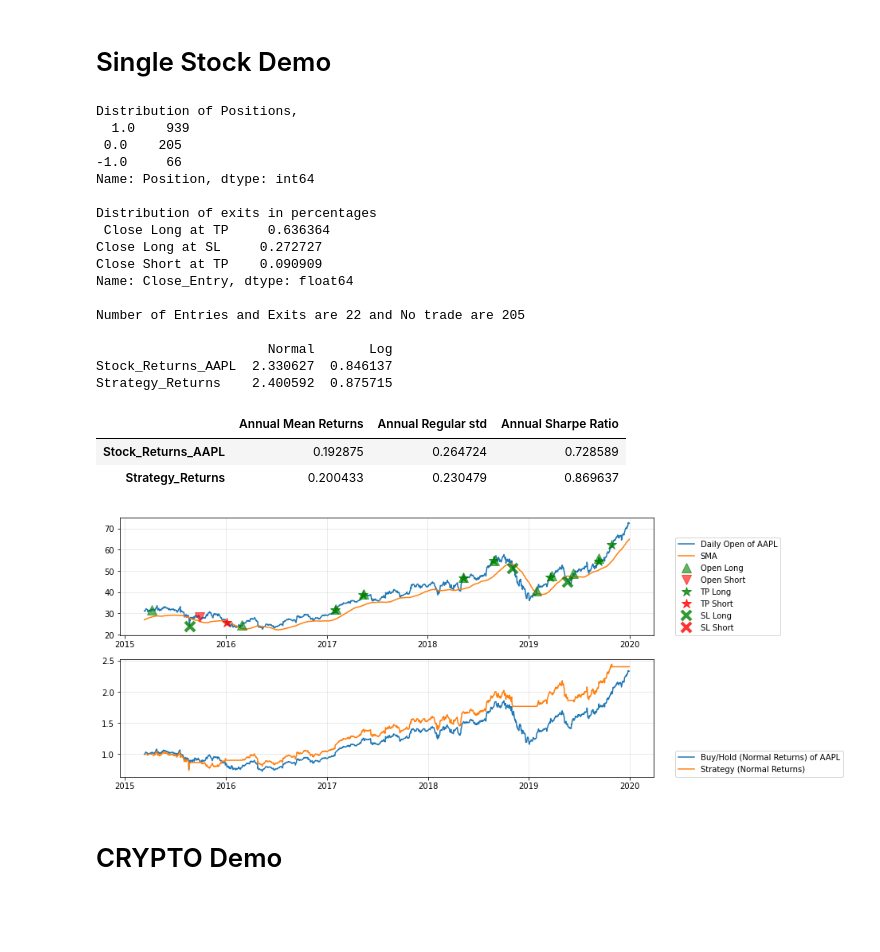
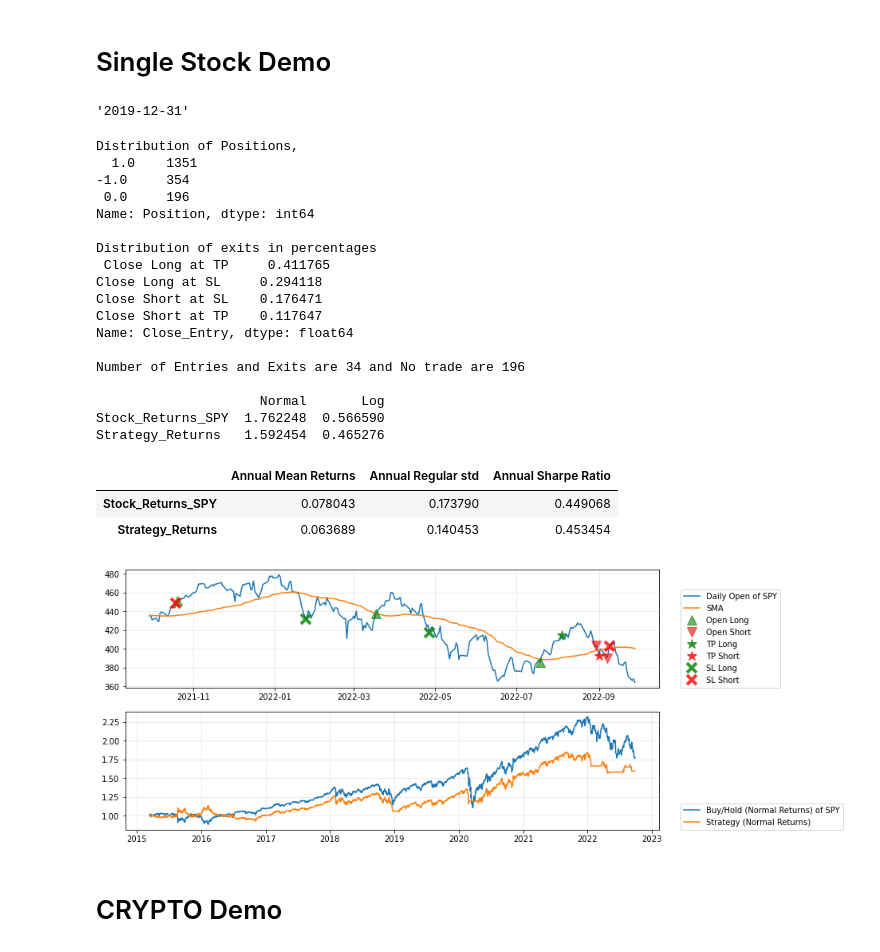
Before and after one commit to siddharthgohil/Trading_with_MACDnSMA, a Jupyter notebook: MABB Strat Latest.ipynb, the cells around one changed output. Cells and saved outputs as stored; diff of their text form; code cells hidden in the pictures; blank space fills up the shorter version.

```diff
--- a/MABB Strat Latest.ipynb
+++ b/MABB Strat Latest.ipynb
@@ -470,35 +477,40 @@ Max days for drawdown for Stock_Returns_NFLX is 398 days 00:00:00
 [figure]
 # %% [markdown]
 # Single Stock Demo
+# %%
+end
+# %% [output]
+'2019-12-31'
 # %%
-bt_data_single, returns_df_single,metrics_df_single = riding_the_trend_with_macd(["AAPL"], start, end,
-                                                   lookback = lookback, verbose = verbose,
+bt_data_single, returns_df_single,metrics_df_single = riding_the_trend_with_macd(["SPY"], start, '2022-12-31',
+                                                   lookback = 252, verbose = verbose,
                                                    buy_on = buy_on)
 print(returns_df_single)
 metrics_df_single
 # Much Better SHARPE Ratio
 # %% [output]
 Distribution of Positions,
-  1.0    939
- 0.0    205
--1.0     66
+  1.0    1351
+-1.0     354
+ 0.0     196
 Name: Position, dtype: int64
 
 Distribution of exits in percentages
- Close Long at TP     0.636364
-Close Long at SL     0.272727
-Close Short at TP    0.090909
+ Close Long at TP     0.411765
+Close Long at SL     0.294118
+Close Short at SL    0.176471
+Close Short at TP    0.117647
 Name: Close_Entry, dtype: float64
 
-Number of Entries and Exits are 22 and No trade are 205
+Number of Entries and Exits are 34 and No trade are 196
 
-                      Normal       Log
-Stock_Returns_AAPL  2.330627  0.846137
-Strategy_Returns    2.400592  0.875715
+                     Normal       Log
+Stock_Returns_SPY  1.762248  0.566590
+Strategy_Returns   1.592454  0.465276
 |  | Annual Mean Returns | Annual Regular std | Annual Sharpe Ratio |
-| Stock_Returns_AAPL | 0.192875 | 0.264724 | 0.728589 |
-| Strategy_Returns | 0.200433 | 0.230479 | 0.869637 |
+| Stock_Returns_SPY | 0.078043 | 0.173790 | 0.449068 |
+| Strategy_Returns | 0.063689 | 0.140453 | 0.453454 |
-[figure, old version]
+[figure, new version]
 # %% [markdown]
 # CRYPTO Demo
 # %%
```
Also changed, not shown: parts of 3 cells of this notebook.
